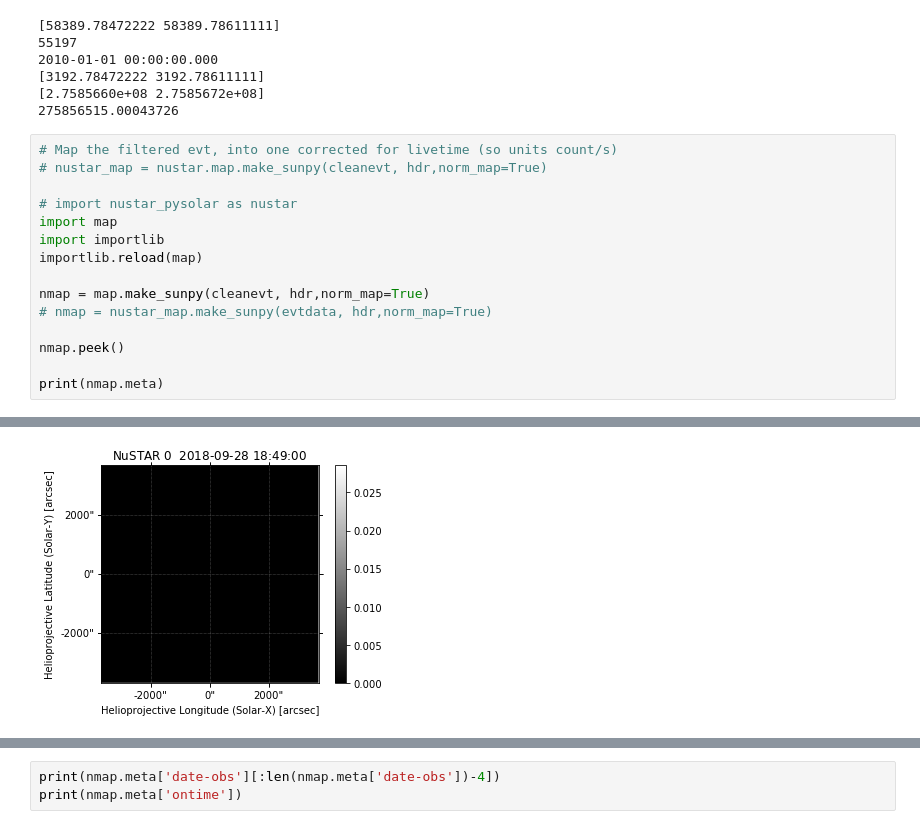
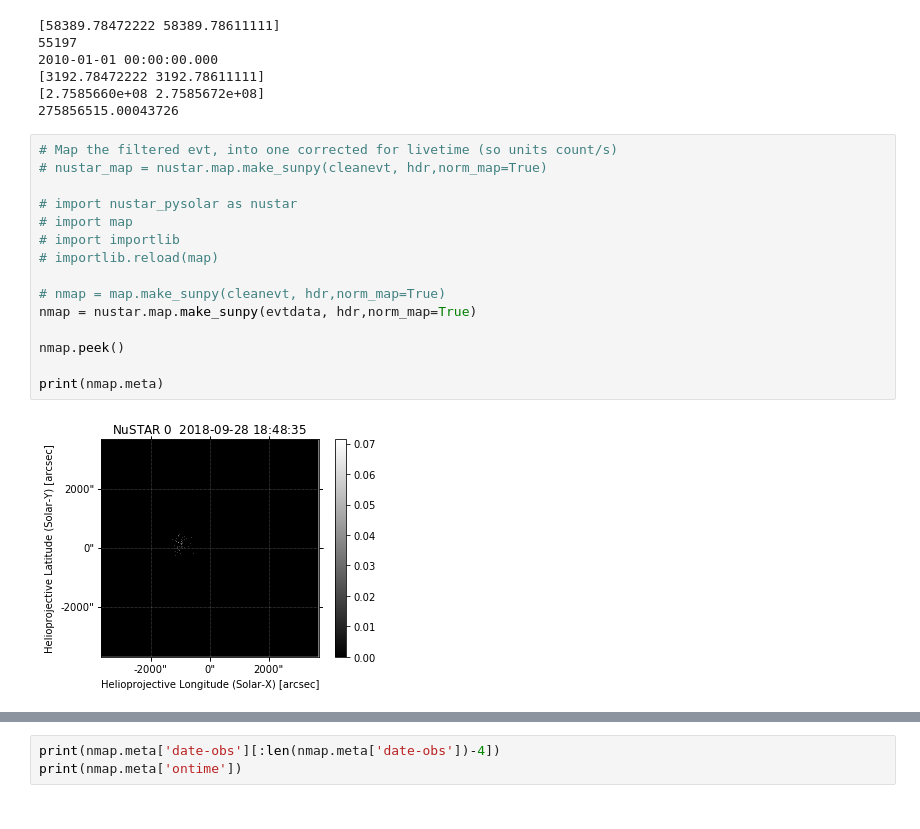
Before and after one commit to ianan/nustar_sac, a Jupyter notebook: python/nstest_sunpyv2.ipynb, the cells around one changed output, grey strips where cells are left out. Cells and saved outputs as stored; diff of their text form.

```diff
--- a/python/nstest_sunpyv2.ipynb
+++ b/python/nstest_sunpyv2.ipynb
@@ -63,16 +63,17 @@ print(evtdata['time'][0])
 # %%
 # Map the filtered evt, into one corrected for livetime (so units count/s)
 # nustar_map = nustar.map.make_sunpy(cleanevt, hdr,norm_map=True)
 
 # import nustar_pysolar as nustar
-import map
-import importlib
-importlib.reload(map)
+# import map
+# import importlib
+# importlib.reload(map)
 
-nmap = map.make_sunpy(cleanevt, hdr,norm_map=True)
-# nmap = nustar_map.make_sunpy(evtdata, hdr,norm_map=True)
+# nmap = map.make_sunpy(cleanevt, hdr,norm_map=True)
+nmap = nustar.map.make_sunpy(evtdata, hdr,norm_map=True)
 
 nmap.peek()
 
 print(nmap.meta)
 # %% [output]
+[figure, new version]
@@ -80 +80,0 @@ print(nmap.meta)
-[figure, old version]
```
Also changed, not shown: parts of 7 cells of this notebook, 1 other file.
